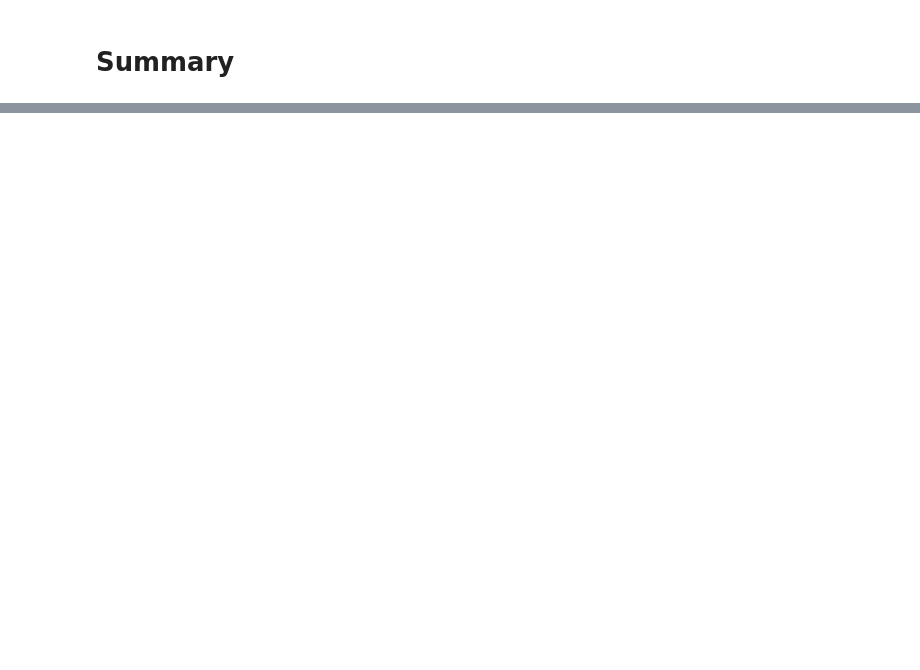
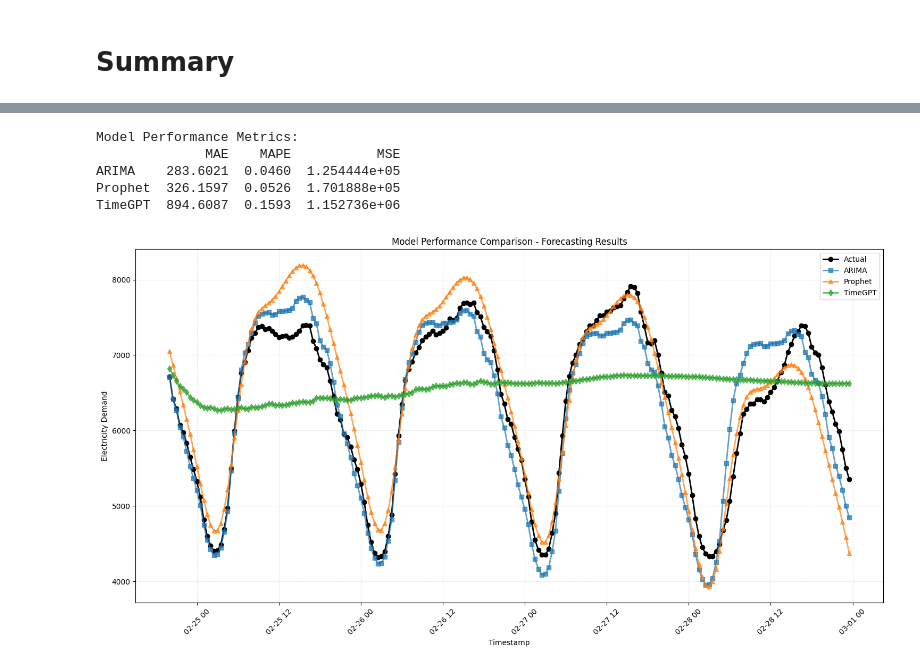
Before and after one commit to florivz/TSF-SS25-TimeGPT, a Jupyter notebook: skripts/forecasting/australian_electricity_model.ipynb, the cells around one changed output, grey strips where cells are left out. Saved outputs shown, nothing was run; the diff lists cells and outputs as text; code cells hidden in the pictures; blank space fills up the shorter version.

Commit message:
added functions for the models

```diff
--- a/skripts/forecasting/australian_electricity_model.ipynb
+++ b/skripts/forecasting/australian_electricity_model.ipynb
@@ -74,0 +82,2 @@ SyntaxError: invalid character '∏' (U+220F) (2268098417.py, line 6)
+# %%
+model = Model(df=df_recent)
@@ -113,0 +90,2 @@ RMSE: 2482.54
+# %%
+arima_result = model.auto_arima()
@@ -189,15 +150,4 @@ Name: count, dtype: int64
 # %%
-start_gpt = time.time()
-timegpt_fcst_df = nixtla_client.forecast(
-    df=df_train,
-    h=1000,
-    freq='30min',
-    time_col='ts',
-    target_col='series_value'
-)
-end_gpt = time.time()
-period_gpt = end_gpt - start_gpt
-print("Training Period: ", period_gpt)
-
-nixtla_client.plot(df, timegpt_fcst_df, time_col='ts', target_col='series_value')
+model = Model(df_recent)
+nixtla_result = model.time_gpt()
 # %% [output]
@@ -297,0 +175,58 @@ RMSE: TimeGPT
+# %%
+# Calculate metrics for all models
+models_metrics = {}
+
+# ARIMA metrics
+arima_mae = mean_absolute_error(df_test['y'], arima_result['yhat'])
+arima_mape = mean_absolute_percentage_error(df_test['y'], arima_result['yhat'])
+arima_mse = mean_squared_error(df_test['y'], arima_result['yhat'])
+models_metrics['ARIMA'] = {'MAE': arima_mae, 'MAPE': arima_mape, 'MSE': arima_mse}
+
+# Prophet metrics
+prophet_mae = mean_absolute_error(df_test['y'], prophet_result['yhat'])
+prophet_mape = mean_absolute_percentage_error(df_test['y'], prophet_result['yhat'])
+prophet_mse = mean_squared_error(df_test['y'], prophet_result['yhat'])
+models_metrics['Prophet'] = {'MAE': prophet_mae, 'MAPE': prophet_mape, 'MSE': prophet_mse}
+
+# TimeGPT metrics
+nixtla_mae = mean_absolute_error(df_test['y'], nixtla_result['yhat'])
+nixtla_mape = mean_absolute_percentage_error(df_test['y'], nixtla_result['yhat'])
+nixtla_mse = mean_squared_error(df_test['y'], nixtla_result['yhat'])
+models_metrics['TimeGPT'] = {'MAE': nixtla_mae, 'MAPE': nixtla_mape, 'MSE': nixtla_mse}
+
+# Display results
+metrics_df = pd.DataFrame(models_metrics).T
+print("Model Performance Metrics:")
+print(metrics_df.round(4))
+# %% [output]
+Model Performance Metrics:
+              MAE    MAPE           MSE
+ARIMA    283.6021  0.0460  1.254444e+05
+Prophet  326.1597  0.0526  1.701888e+05
+TimeGPT  894.6087  0.1593  1.152736e+06
+# %%
+plt.figure(figsize=(15, 8))
+
+# Plot actual values
+plt.plot(df_test['ts'], df_test['y'], label='Actual', marker='o', linewidth=2, color='black')
+
+# Plot ARIMA predictions (filter out NaN values)
+arima_valid = arima_result.dropna()
+plt.plot(arima_valid['ts'], arima_valid['yhat'], label='ARIMA', marker='s', linewidth=2, alpha=0.7)
+
+# Plot Prophet predictions
+plt.plot(prophet_result['ts'], prophet_result['yhat'], label='Prophet', marker='^', linewidth=2, alpha=0.7)
+
+# Plot TimeGPT predictions
+plt.plot(nixtla_result['ts'], nixtla_result['yhat'], label='TimeGPT', marker='d', linewidth=2, alpha=0.7)
+
+plt.xlabel('Timestamp')
+plt.ylabel('Electricity Demand')
+plt.title('Model Performance Comparison - Forecasting Results')
+plt.legend()
+plt.grid(True, linestyle='--', alpha=0.3)
+plt.xticks(rotation=45)
+plt.tight_layout()
+plt.show()
+# %% [output]
+[figure, added]
```
Also changed, not shown: parts of 22 cells of this notebook, 1 other file.
